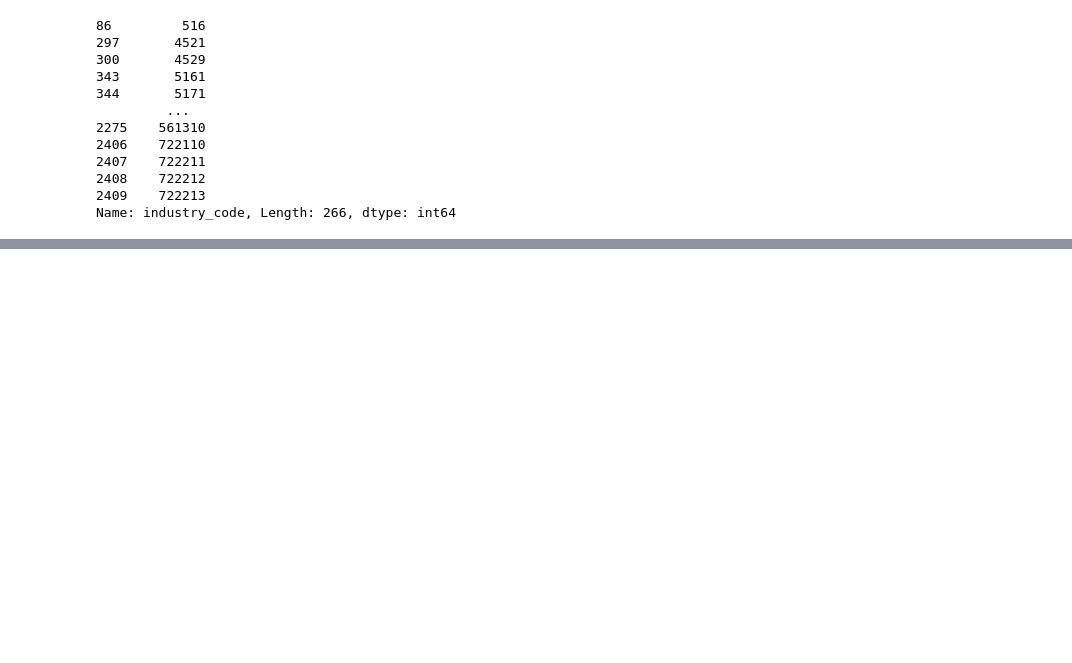
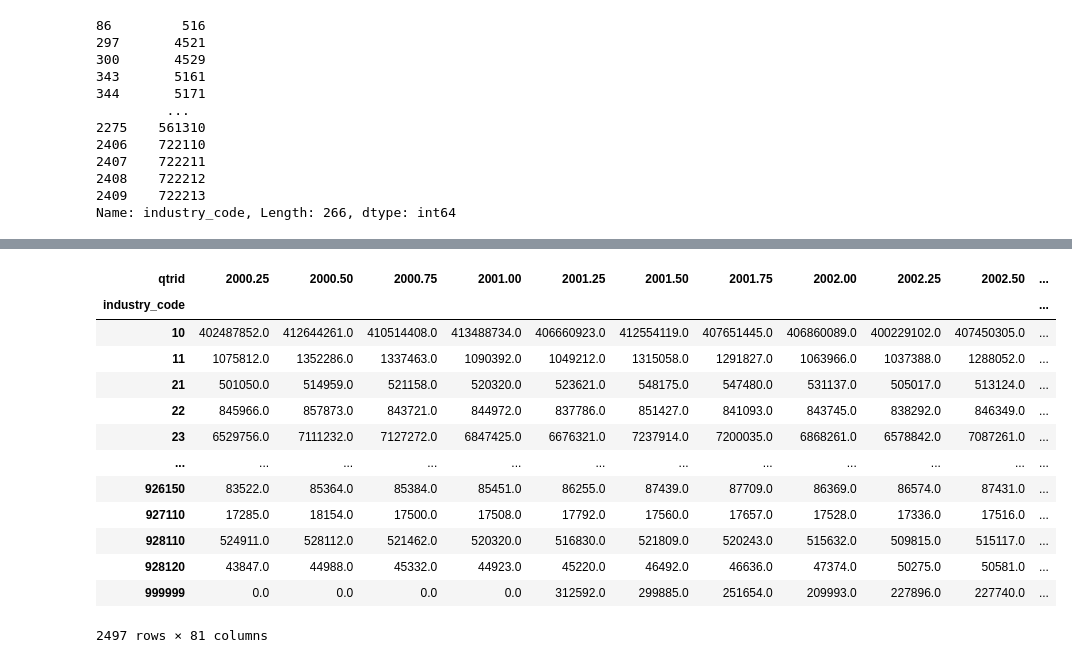
Before and after one commit to cjholcomb/report-card-recession, a Jupyter notebook: src/industry_shifts.ipynb, the cells around one changed output, grey strips where cells are left out. Saved outputs shown, nothing was run; the diff lists cells and outputs as text; code cells hidden in the pictures; blank space fills up the shorter version.

```diff
--- a/src/industry_shifts.ipynb
+++ b/src/industry_shifts.ipynb
@@ -122,0 +191,17 @@ Name: industry_code, Length: 266, dtype: int64
+# %%
+df
+# %% [output]
+| qtrid | 2000.25 | 2000.50 | 2000.75 | 2001.00 | 2001.25 | 2001.50 | 2001.75 | 2002.00 | 2002.25 | 2002.50 | ... |
+| industry_code |  |  |  |  |  |  |  |  |  |  | ... |
+| 10 | 402487852.0 | 412644261.0 | 410514408.0 | 413488734.0 | 406660923.0 | 412554119.0 | 407651445.0 | 406860089.0 | 400229102.0 | 407450305.0 | ... |
+| 11 | 1075812.0 | 1352286.0 | 1337463.0 | 1090392.0 | 1049212.0 | 1315058.0 | 1291827.0 | 1063966.0 | 1037388.0 | 1288052.0 | ... |
+| 21 | 501050.0 | 514959.0 | 521158.0 | 520320.0 | 523621.0 | 548175.0 | 547480.0 | 531137.0 | 505017.0 | 513124.0 | ... |
+| 22 | 845966.0 | 857873.0 | 843721.0 | 844972.0 | 837786.0 | 851427.0 | 841093.0 | 843745.0 | 838292.0 | 846349.0 | ... |
+| 23 | 6529756.0 | 7111232.0 | 7127272.0 | 6847425.0 | 6676321.0 | 7237914.0 | 7200035.0 | 6868261.0 | 6578842.0 | 7087261.0 | ... |
+| ... | ... | ... | ... | ... | ... | ... | ... | ... | ... | ... | ... |
+| 926150 | 83522.0 | 85364.0 | 85384.0 | 85451.0 | 86255.0 | 87439.0 | 87709.0 | 86369.0 | 86574.0 | 87431.0 | ... |
+| 927110 | 17285.0 | 18154.0 | 17500.0 | 17508.0 | 17792.0 | 17560.0 | 17657.0 | 17528.0 | 17336.0 | 17516.0 | ... |
+| 928110 | 524911.0 | 528112.0 | 521462.0 | 520320.0 | 516830.0 | 521809.0 | 520243.0 | 515632.0 | 509815.0 | 515117.0 | ... |
+| 928120 | 43847.0 | 44988.0 | 45332.0 | 44923.0 | 45220.0 | 46492.0 | 46636.0 | 47374.0 | 50275.0 | 50581.0 | ... |
+| 999999 | 0.0 | 0.0 | 0.0 | 0.0 | 312592.0 | 299885.0 | 251654.0 | 209993.0 | 227896.0 | 227740.0 | ... |
+2497 rows × 81 columns
```
Also changed, not shown: parts of 7 cells of this notebook, 6 other files.
